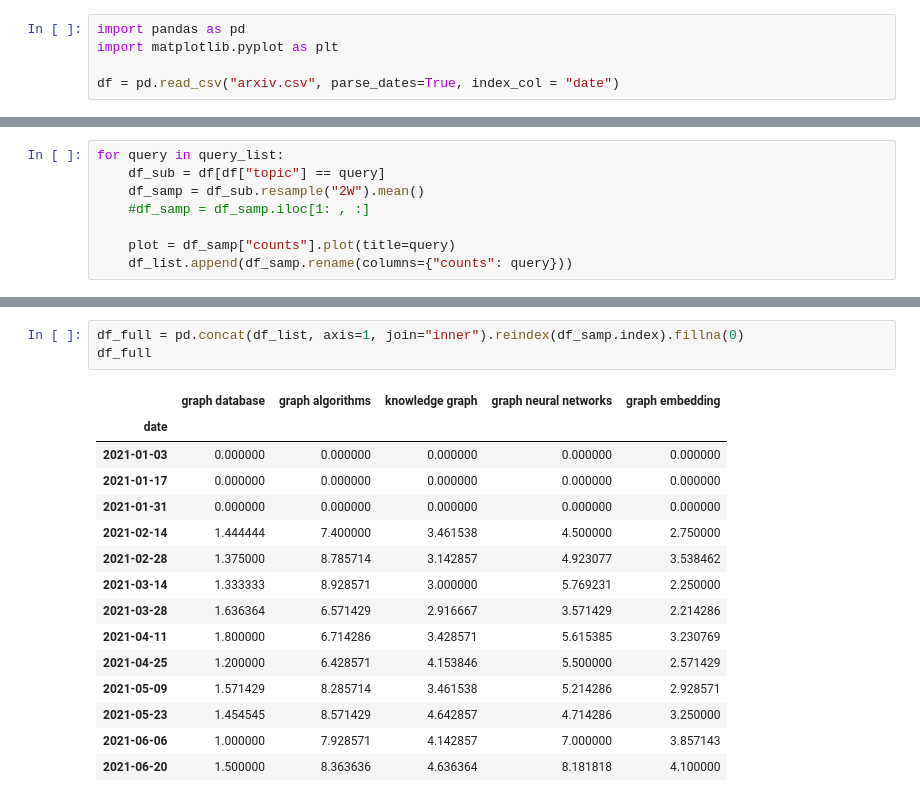
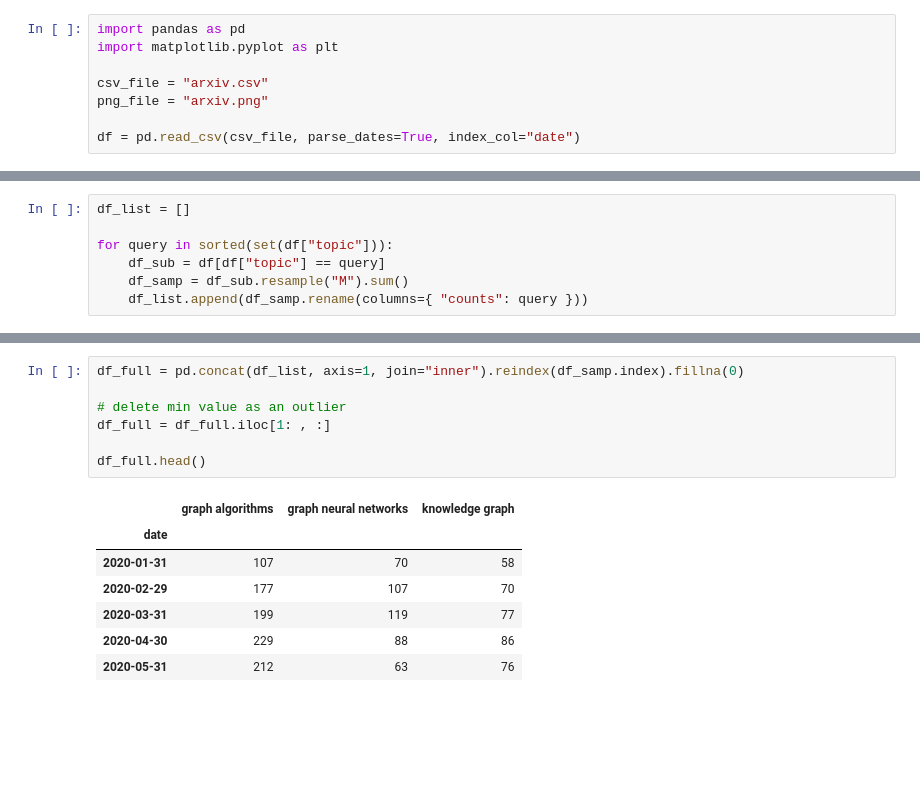
Before and after one commit to DerwenAI/arxiv-trends, a Jupyter notebook: arxiv.ipynb, the cells around one changed output, grey strips where cells are left out. Drawn from its saved outputs; the diff is of its cells as text; blank space fills up the shorter version.

```diff
--- a/arxiv.ipynb
+++ b/arxiv.ipynb
@@ -2,4 +2,7 @@
 import pandas as pd
 import matplotlib.pyplot as plt
 
-df = pd.read_csv("arxiv.csv", parse_dates=True, index_col = "date")
+csv_file = "arxiv.csv"
+png_file = "arxiv.png"
+
+df = pd.read_csv(csv_file, parse_dates=True, index_col="date")
@@ -16,8 +9,7 @@ query_list = {
 # %%
-for query in query_list:
+df_list = []
+
+for query in sorted(set(df["topic"])):
     df_sub = df[df["topic"] == query]
-    df_samp = df_sub.resample("2W").mean()
-    #df_samp = df_samp.iloc[1: , :]
-
-    plot = df_samp["counts"].plot(title=query)
-    df_list.append(df_samp.rename(columns={"counts": query}))
+    df_samp = df_sub.resample("M").sum()
+    df_list.append(df_samp.rename(columns={ "counts": query }))
@@ -46,20 +16,16 @@ df_list
 # %%
 df_full = pd.concat(df_list, axis=1, join="inner").reindex(df_samp.index).fillna(0)
-df_full
+
+# delete min value as an outlier
+df_full = df_full.iloc[1: , :]
+
+df_full.head()
 # %% [output]
-|  | graph database | graph algorithms | knowledge graph | graph neural networks | graph embedding |
-| date |  |  |  |  |  |
-| 2021-01-03 | 0.000000 | 0.000000 | 0.000000 | 0.000000 | 0.000000 |
-| 2021-01-17 | 0.000000 | 0.000000 | 0.000000 | 0.000000 | 0.000000 |
-| 2021-01-31 | 0.000000 | 0.000000 | 0.000000 | 0.000000 | 0.000000 |
-| 2021-02-14 | 1.444444 | 7.400000 | 3.461538 | 4.500000 | 2.750000 |
-| 2021-02-28 | 1.375000 | 8.785714 | 3.142857 | 4.923077 | 3.538462 |
-| 2021-03-14 | 1.333333 | 8.928571 | 3.000000 | 5.769231 | 2.250000 |
-| 2021-03-28 | 1.636364 | 6.571429 | 2.916667 | 3.571429 | 2.214286 |
-| 2021-04-11 | 1.800000 | 6.714286 | 3.428571 | 5.615385 | 3.230769 |
-| 2021-04-25 | 1.200000 | 6.428571 | 4.153846 | 5.500000 | 2.571429 |
-| 2021-05-09 | 1.571429 | 8.285714 | 3.461538 | 5.214286 | 2.928571 |
-| 2021-05-23 | 1.454545 | 8.571429 | 4.642857 | 4.714286 | 3.250000 |
-| 2021-06-06 | 1.000000 | 7.928571 | 4.142857 | 7.000000 | 3.857143 |
-| 2021-06-20 | 1.500000 | 8.363636 | 4.636364 | 8.181818 | 4.100000 |
+|  | graph algorithms | graph neural networks | knowledge graph |
+| date |  |  |  |
+| 2020-01-31 | 107 | 70 | 58 |
+| 2020-02-29 | 177 | 107 | 70 |
+| 2020-03-31 | 199 | 119 | 77 |
+| 2020-04-30 | 229 | 88 | 86 |
+| 2020-05-31 | 212 | 63 | 76 |
 # %%
```
Also changed, not shown: parts of 4 cells of this notebook, 4 other files.
